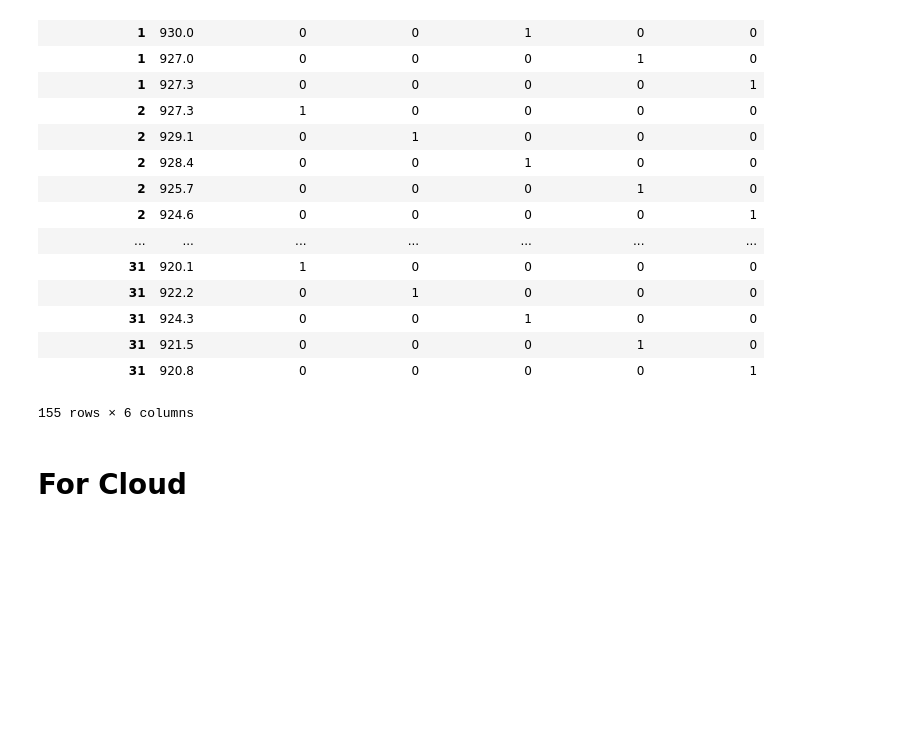
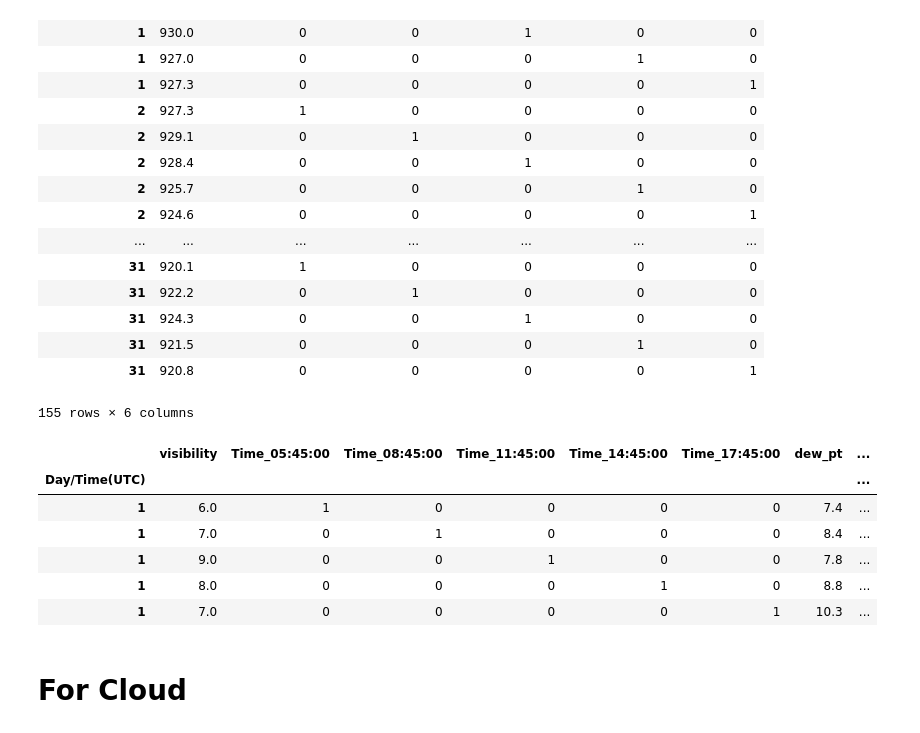
Before and after one commit to kaushu42/weather-forecast-nepal, a Jupyter notebook: preprocess.ipynb, the cells around one changed output. Cells and saved outputs as stored; diff of their text form; code cells hidden in the pictures; blank space fills up the shorter version.

```diff
--- a/preprocess.ipynb
+++ b/preprocess.ipynb
@@ -1,6 +1,8 @@
 # %%
 import os
 import pandas as pd
+# %%
+main_df = pd.DataFrame()
 # %%
 xls = pd.ExcelFile('./data/2016/Jan 2016.xlsx')
 xls.sheet_names
@@ -49,3 +49,5 @@ df
+# %%
+main_df = pd.concat([main_df, df])
 # %% [markdown]
 # For dew point
 # %%
@@ -122,6 +135,17 @@ df
 | 31 | 921.5 | 0 | 0 | 0 | 1 | 0 |
 | 31 | 920.8 | 0 | 0 | 0 | 0 | 1 |
 155 rows × 6 columns
+# %%
+main_df['QFE'] = df['QFE']
+main_df.head()
+# %% [output]
+|  | visibility | Time_05:45:00 | Time_08:45:00 | Time_11:45:00 | Time_14:45:00 | Time_17:45:00 | dew_pt | ... |
+| Day/Time(UTC) |  |  |  |  |  |  |  | ... |
+| 1 | 6.0 | 1 | 0 | 0 | 0 | 0 | 7.4 | ... |
+| 1 | 7.0 | 0 | 1 | 0 | 0 | 0 | 8.4 | ... |
+| 1 | 9.0 | 0 | 0 | 1 | 0 | 0 | 7.8 | ... |
+| 1 | 8.0 | 0 | 0 | 0 | 1 | 0 | 8.8 | ... |
+| 1 | 7.0 | 0 | 0 | 0 | 0 | 1 | 10.3 | ... |
 # %% [markdown]
 # For Cloud
 # %%
```
Also changed, not shown: parts of 8 cells of this notebook.
